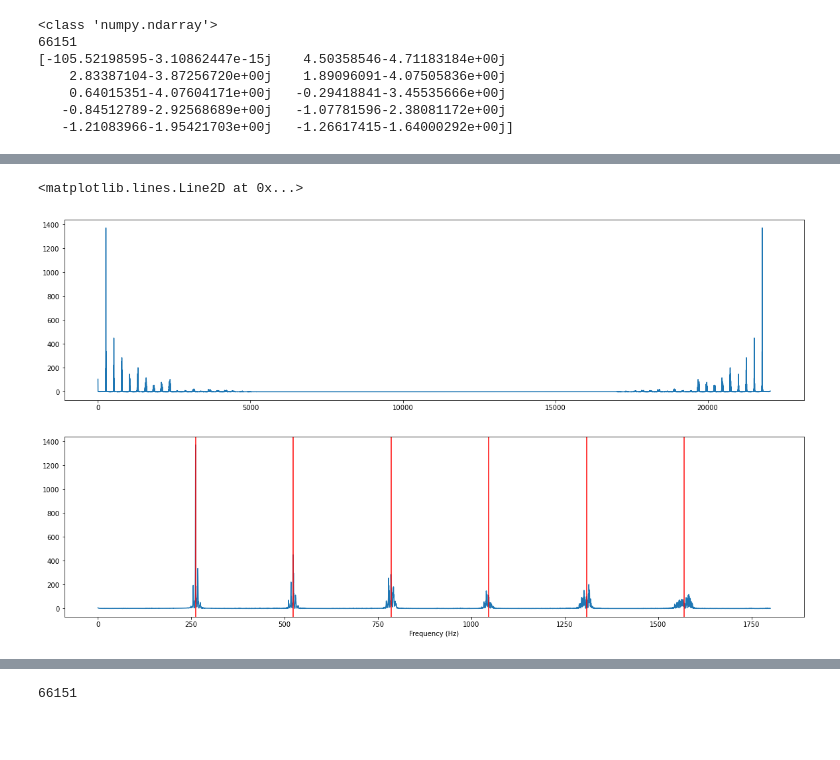
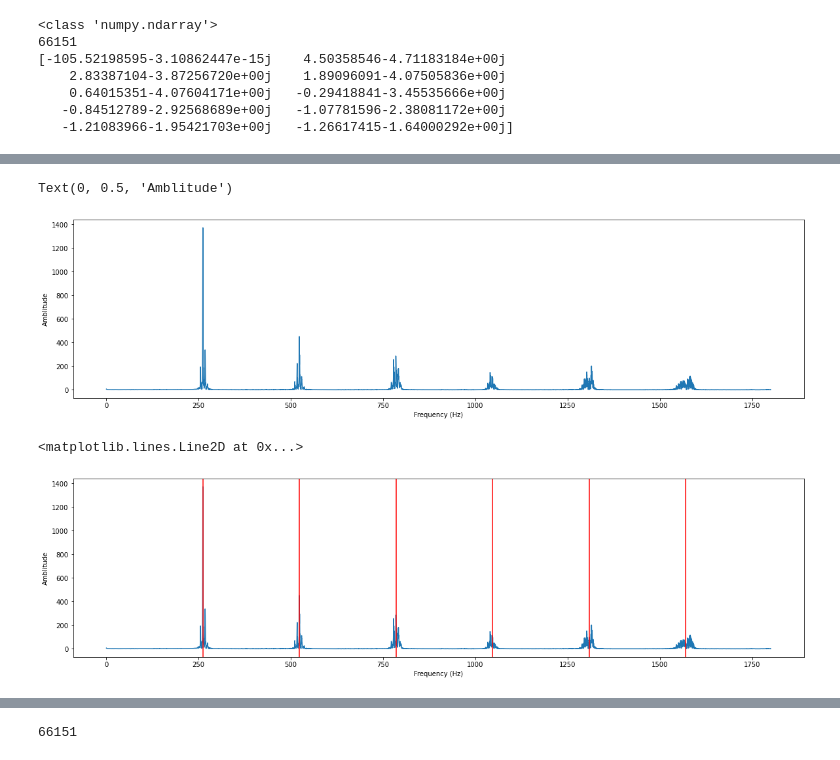
Before and after one commit to Rathees-Koneswarann/matplotlib-signal-analisis, a Jupyter notebook: violin-sound-process.ipynb, the cells around one changed output, grey strips where cells are left out. Drawn from its saved outputs; the diff is of its cells as text; code cells hidden in the pictures; blank space fills up the shorter version.

```diff
--- a/violin-sound-process.ipynb
+++ b/violin-sound-process.ipynb
@@ -57,20 +68,24 @@ print(c[0:10])
+# %%
+plt.figure(figsize=(20,5))
+condition = (fr >0) & (fr < 1800)
+plt.plot(fr[condition],np.abs(c[condition]))
+plt.xlabel('Frequency (Hz)')
+plt.ylabel('Amblitude')
+# %% [output]
+Text(0, 0.5, 'Amblitude')
+[figure, added]
 # %%
-fr = np.array(range(0,66151))/3
-# plot the absolute value
-plt.figure(figsize=(20,5))
-plt.plot(fr,np.abs(c))
-
 plt.figure(figsize=(20,5))
 condition = (fr >0) & (fr < 1800)
 plt.plot(fr[condition],np.abs(c[condition]))
 plt.xlabel('Frequency (Hz)')
+plt.ylabel('Amblitude')
 plt.axvline(x = 261.65, color ='red')
 plt.axvline(x = 261.65*2, color ='red')
 plt.axvline(x = 261.65*3, color ='red')
 plt.axvline(x = 261.65*4, color ='red')
 plt.axvline(x = 261.65*5, color ='red')
 plt.axvline(x = 261.65*6, color ='red')
 # %% [output]
 <matplotlib.lines.Line2D at 0x...>
-[figure, old version]
+[figure, new version]
-[figure, removed]
```
Also changed, not shown: parts of 3 cells of this notebook.
